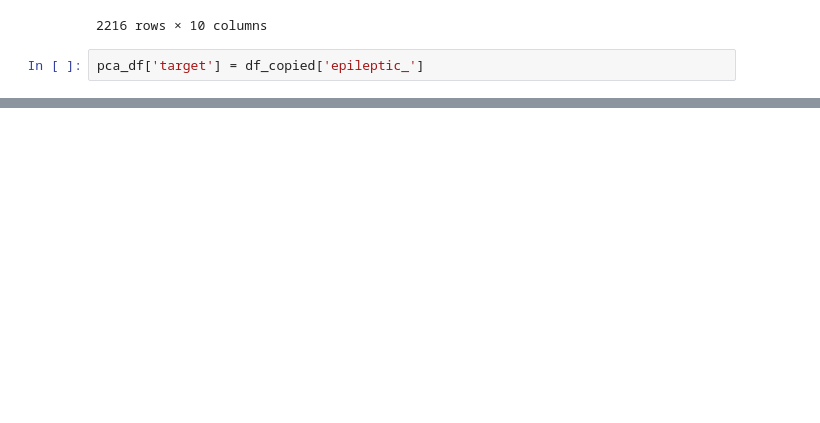
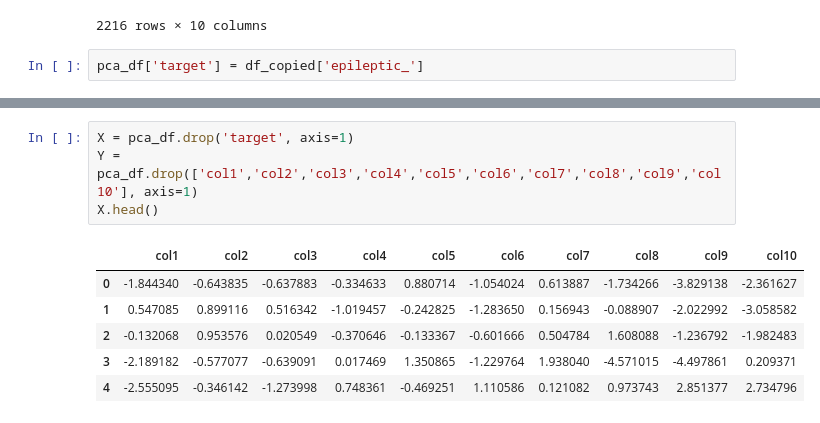
Before and after one commit to mohmaed7777/epilepsy-detection, a Jupyter notebook: Epilepsy_Detection_Using_EEG_Signals.ipynb, the cells around one changed output, grey strips where cells are left out. Drawn from its saved outputs; the diff is of its cells as text; blank space fills up the shorter version.

```diff
--- a/Epilepsy_Detection_Using_EEG_Signals.ipynb
+++ b/Epilepsy_Detection_Using_EEG_Signals.ipynb
@@ -257,0 +317,11 @@ pca_df
+# %%
+X = pca_df.drop('target', axis=1)
+Y = pca_df.drop(['col1','col2','col3','col4','col5','col6','col7','col8','col9','col10'], axis=1)
+X.head()
+# %% [output]
+|  | col1 | col2 | col3 | col4 | col5 | col6 | col7 | col8 | col9 | col10 |
+| 0 | -1.844340 | -0.643835 | -0.637883 | -0.334633 | 0.880714 | -1.054024 | 0.613887 | -1.734266 | -3.829138 | -2.361627 |
+| 1 | 0.547085 | 0.899116 | 0.516342 | -1.019457 | -0.242825 | -1.283650 | 0.156943 | -0.088907 | -2.022992 | -3.058582 |
+| 2 | -0.132068 | 0.953576 | 0.020549 | -0.370646 | -0.133367 | -0.601666 | 0.504784 | 1.608088 | -1.236792 | -1.982483 |
+| 3 | -2.189182 | -0.577077 | -0.639091 | 0.017469 | 1.350865 | -1.229764 | 1.938040 | -4.571015 | -4.497861 | 0.209371 |
+| 4 | -2.555095 | -0.346142 | -1.273998 | 0.748361 | -0.469251 | 1.110586 | 0.121082 | 0.973743 | 2.851377 | 2.734796 |
```
Also changed, not shown: parts of 30 cells of this notebook.
